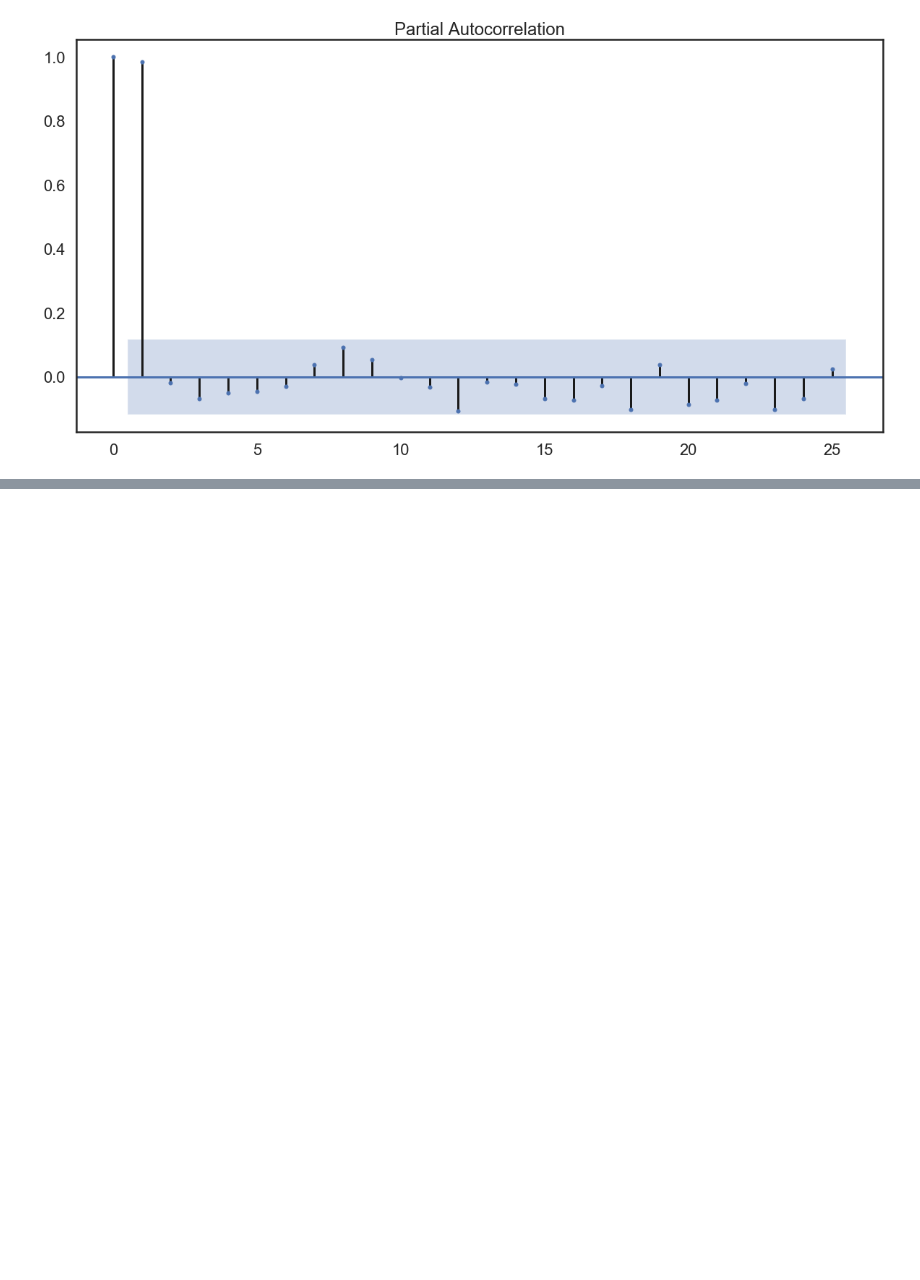
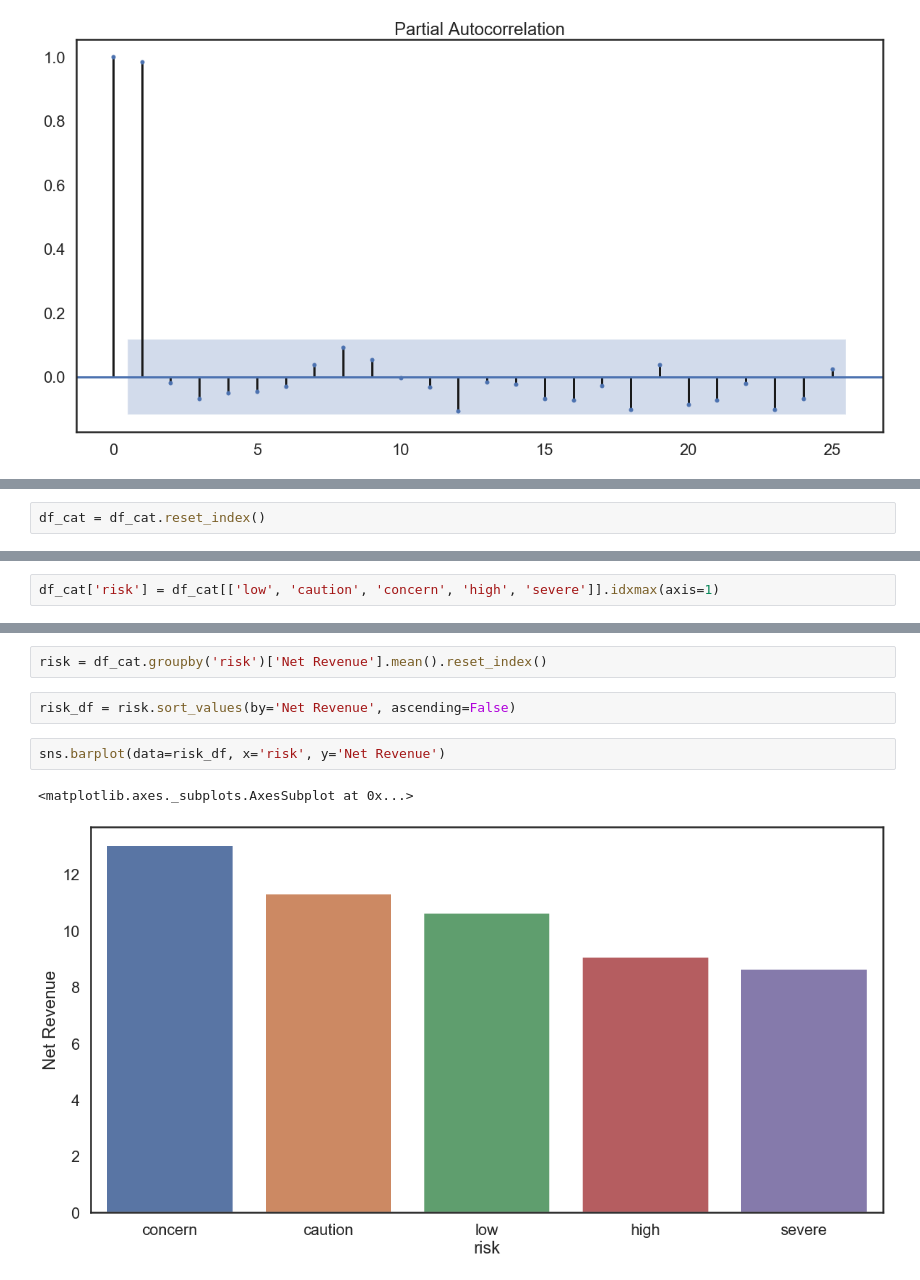
Before and after one commit to davidfox87/EV_forecasting, a Jupyter notebook: EDA.ipynb, the cells around one changed output, grey strips where cells are left out. Drawn from its saved outputs; the diff is of its cells as text; blank space fills up the shorter version.

Commit message:
added analysis of covid threat level on revenue and one-hot encoding

```diff
--- a/EDA.ipynb
+++ b/EDA.ipynb
@@ -574,0 +582,2 @@ plot_pacf(df3_['cases_per_100k'])
+# %%
+df_cat = df_cat.reset_index()
@@ -574,0 +596,2 @@ plot_pacf(df3_['cases_per_100k'])
+# %%
+df_cat['risk'] = df_cat[['low', 'caution', 'concern', 'high', 'severe']].idxmax(axis=1)
@@ -574,0 +614,9 @@ plot_pacf(df3_['cases_per_100k'])
+# %%
+risk = df_cat.groupby('risk')['Net Revenue'].mean().reset_index()
+# %%
+risk_df = risk.sort_values(by='Net Revenue', ascending=False)
+# %%
+sns.barplot(data=risk_df, x='risk', y='Net Revenue')
+# %% [output]
+<matplotlib.axes._subplots.AxesSubplot at 0x...>
+[figure, added]
```
Also changed, not shown: parts of 11 cells of this notebook.
